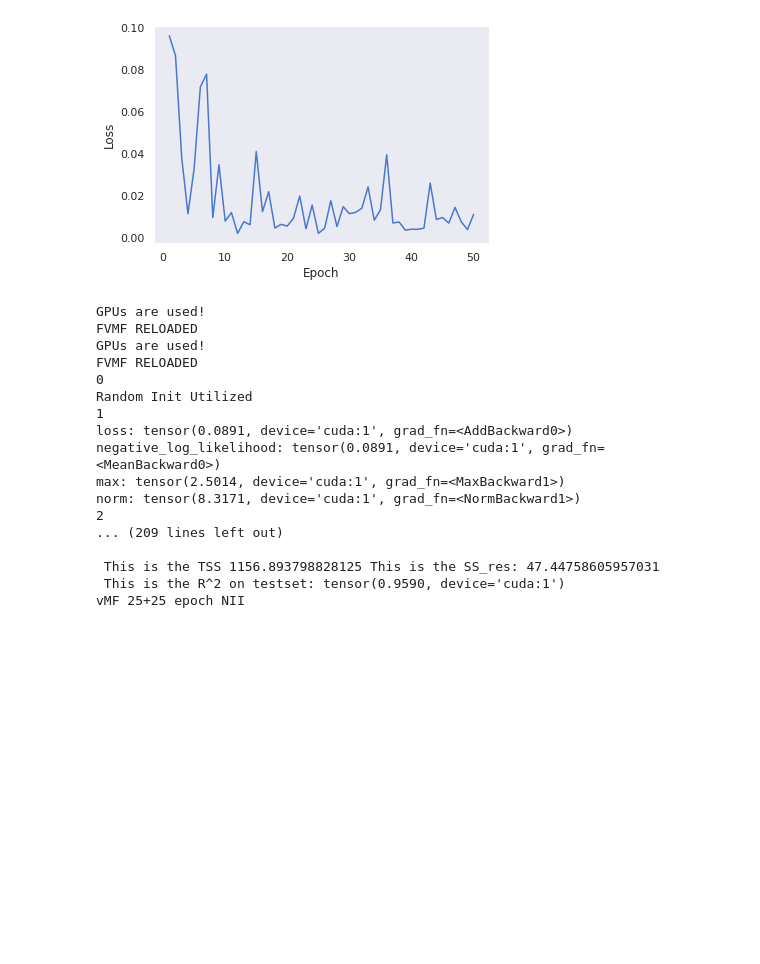
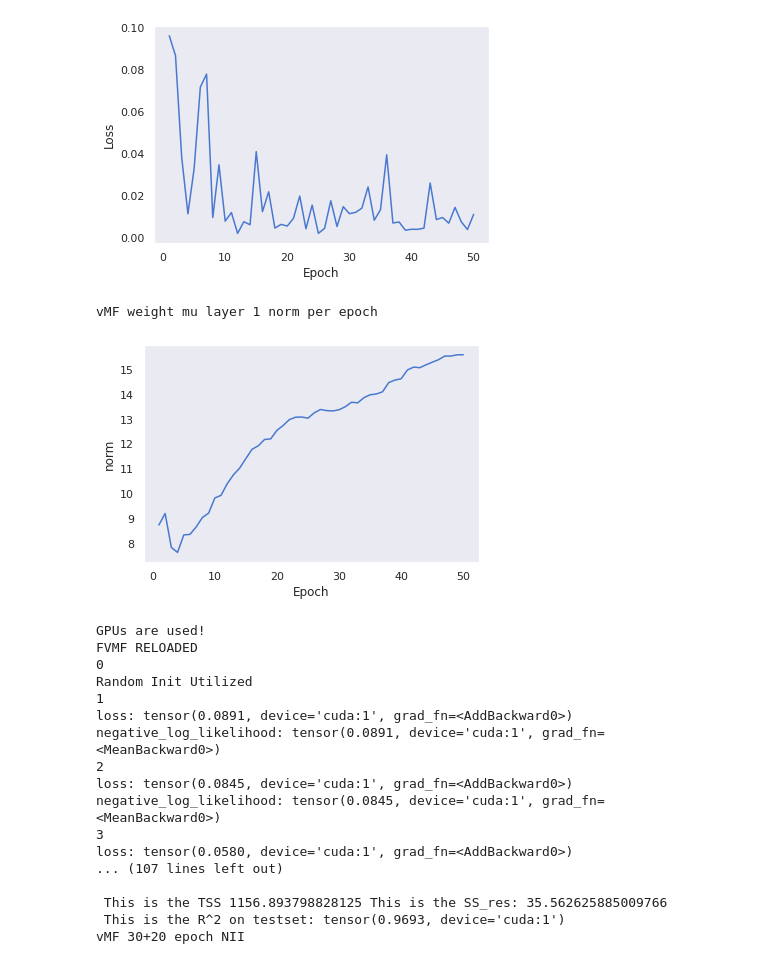
Before and after one commit to LeifMartin/BNN, a Jupyter notebook: Regression.ipynb, the cells around one changed output. Cells and saved outputs as stored; diff of their text form; code cells hidden in the pictures; blank space fills up the shorter version.

```diff
--- a/Regression.ipynb
+++ b/Regression.ipynb
@@ -287,8 +304,8 @@ for epoch in range(epochs):
     train = FVMF.train(vMFRegression30, dTRAIN_CARBON, SAMPLES, optimizer, epoch, i,BATCH_SIZE = 100,
                                 shape = data_shape,CLASSES = 1)
     trtimes.append(train[1].detach().cpu().numpy())
-    print('max:',vMFRegression30.weight_mu[1].max())
-    print('norm:',torch.norm(vMFRegression30.weight_mu[1]))
+    #print('max:',vMFRegression30.weight_mu[1].max())
+    norm_w_mu_layer1.append(torch.norm(vMFRegression30.weight_mu[1]).detach().cpu().numpy())
 loss, outputs, output = test_ensemble.test_ensemble(vMFRegression30,dTEST_CARBON,TEST_SAMPLES,TEST_BATCH_SIZE,TEST_BATCH_SIZE,
                                   CLASSES,DEVICE,shape = data_shape,classification = False,plot = True)
 print('vMF 50 epoch')
@@ -323,7 +340,22 @@ plt.show()
 # %% [output]
 vMF loss curve, 50 epoch regression
 [figure]
+# %%
+x = []
+for i in range(50):
+    x.append(i+1)
+print('vMF weight mu layer 1 norm per epoch')
+plt.xlabel('Epoch')
+plt.ylabel('norm')
+plt.plot(x,norm_w_mu_layer1)
+plt.savefig('Plots/vMF_norm_50_epoch_regression.png')
+plt.show()
+# %% [output]
+vMF weight mu layer 1 norm per epoch
+[figure, added]
 # %%
+norm_w_mu_layer1 = []
+
 import math
 import seaborn as sns
 import torch.nn as nn
@@ -365,7 +397,7 @@ l3shape=(5, 5)
 l4shape=(5, 1)
 layershapes = [l1shape, l2shape, l3shape, l4shape]
 
-epochs = 30
+epochs = 10
 trtimes = []
 
 
@@ -388,15 +420,15 @@ for i in range(0, 1):
     #for j,p in enumerate(net2.l2.parameters()):
     #    p.requires_grad_(False)
 
-    optimizer = optim.Adam(vMFRegression.parameters(), lr=0.11)
+    optimizer = optim.Adam(vMFRegression.parameters(), lr=0.11) #0.11
 
 
     for epoch in range(epochs):
         train = FVMF.train(vMFRegression, dTRAIN_CARBON, SAMPLES, optimizer, epoch, i,BATCH_SIZE = 100,
                                     shape = data_shape,CLASSES = 1)
         trtimes.append(train[1].detach().cpu().numpy())
-        print('max:',vMFRegression.weight_mu[1].max())
-        print('norm:',torch.norm(vMFRegression.weight_mu[1]))
+        #print('max:',vMFRegression.weight_mu[1].max())
+        norm_w_mu_layer1.append(torch.norm(vMFRegression.weight_mu[1]).detach().cpu().numpy())
 
     loss, outputs, output = test_ensemble.test_ensemble(vMFRegression,dTEST_CARBON,TEST_SAMPLES,TEST_BATCH_SIZE,TEST_BATCH_SIZE,
                                       CLASSES,DEVICE,shape = data_shape,classification = False,plot = True)
@@ -441,23 +473,18 @@ for i in range(0, 1):
                                 VD='vmf',
                                 b_kappa= b_rho_R, #torch.Tensor(1).uniform_(1.0,3.1),
                                 w_kappa= w_rho_R, #torch.Tensor(1).uniform_(2.0,4.1),
-                                Temper = 1,classification = 'regression')
+                                Temper = 0,classification = 'Regression')
 
-    #for j,p in enumerate(net2.l1.parameters()):
-    #    p.requires_grad_(False)
-    #
-    #for j,p in enumerate(net2.l2.parameters()):
-    #    p.requires_grad_(False)
 
-    optimizer = optim.Adam(vMFRegression2.parameters(), lr=0.01) #0.01 9727 acc
+    optimizer = optim.Adam(vMFRegression2.parameters(), lr=0.025) #0.01 9727 acc
 
 
     for epoch in range(epochs):
         train = FVMF.train(vMFRegression2, dTRAIN_CARBON, SAMPLES, optimizer, epoch, i,BATCH_SIZE = 100,
                                     shape = data_shape,CLASSES = 1)
         trtimes.append(train[1].detach().cpu().numpy())
-        #print('max:',vMFRegression2.weight_mu[1].max())
-        #print('norm:',torch.norm(vMFRegression2.weight_mu[1]))
+        print('max:',vMFRegression2.weight_mu[1].max())
+        norm_w_mu_layer1.append(torch.norm(vMFRegression2.weight_mu[1]).detach().cpu().numpy())
 
     loss, outputs, output = test_ensemble.test_ensemble(vMFRegression2,dTEST_CARBON,TEST_SAMPLES,TEST_BATCH_SIZE,TEST_BATCH_SIZE,
                                       CLASSES,DEVICE,shape = data_shape,classification = False,plot = True)
@@ -466,8 +493,6 @@ for i in range(0, 1):
 #Kanskje er det en god idee å også arve kappaene, men halvere dem? Hva om vi også kjører på med litt normalizering av mu-ene her?
 #Hva med adaptiv kappa per lag? Det er jo bare en kappa per bias-lag. GC fungerer rett og slett ikke.
 # %% [output]
-GPUs are used!
-FVMF RELOADED
 GPUs are used!
 FVMF RELOADED
 0
@@ -475,14 +500,16 @@ Random Init Utilized
 1
 loss: tensor(0.0891, device='cuda:1', grad_fn=<AddBackward0>)
 negative_log_likelihood: tensor(0.0891, device='cuda:1', grad_fn=<MeanBackward0>)
-max: tensor(2.5014, device='cuda:1', grad_fn=<MaxBackward1>)
-norm: tensor(8.3171, device='cuda:1', grad_fn=<NormBackward1>)
 2
-... (209 lines left out)
+loss: tensor(0.0845, device='cuda:1', grad_fn=<AddBackward0>)
+negative_log_likelihood: tensor(0.0845, device='cuda:1', grad_fn=<MeanBackward0>)
+3
+loss: tensor(0.0580, device='cuda:1', grad_fn=<AddBackward0>)
+... (107 lines left out)
 
- This is the TSS 1156.893798828125 This is the SS_res: 47.44758605957031
- This is the R^2 on testset: tensor(0.9590, device='cuda:1')
-vMF 25+25 epoch NII
+ This is the TSS 1156.893798828125 This is the SS_res: 35.562625885009766
+ This is the R^2 on testset: tensor(0.9693, device='cuda:1')
+vMF 30+20 epoch NII
 # %%
 w_mu_R = []
 for i in range(len(vMFRegression2.weight_mu)):
```
Also changed, not shown: parts of 10 cells of this notebook.
